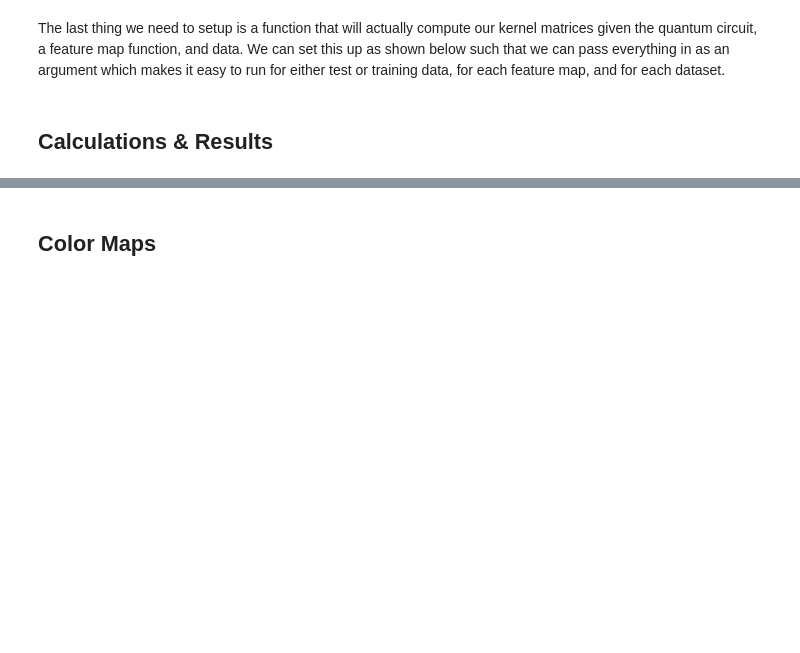
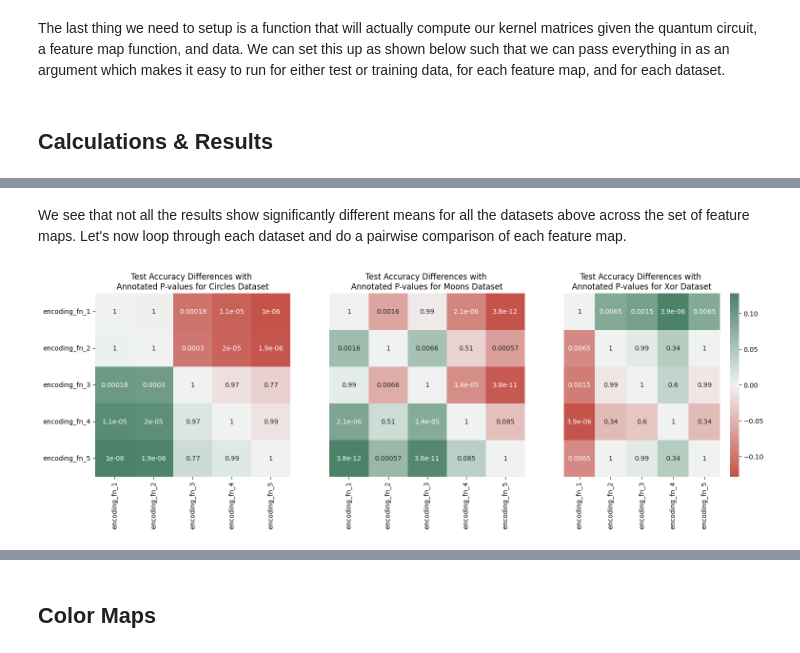
Before and after one commit to amandaturney/qml, a Jupyter notebook: project/feature_maps.ipynb, the cells around one changed output, grey strips where cells are left out. Saved outputs shown, nothing was run; the diff lists cells and outputs as text; code cells hidden in the pictures; blank space fills up the shorter version.

```diff
--- a/project/feature_maps.ipynb
+++ b/project/feature_maps.ipynb
@@ -278,0 +437,36 @@ results_test_df
+# %% [markdown]
+We see that not all the results show significantly different means for all the datasets above across the set of feature maps. Let's now loop through each dataset and do a pairwise comparison of each feature map.
+# %%
+import seaborn as sns
+
+# plot the pvalues of the pairwise comparisons of feature maps for only the significant ANOVA datasets
+num_sig_datasets = np.sum(anova_results_df['Significant?'])
+fig, axs = plt.subplots(nrows=1, ncols=num_sig_datasets, figsize=(18, 5))
+
+i = 0
+for dataset in DATASET_NAMES:
+    if anova_results_df.loc[dataset]['Significant?']:
+        # First, calculate the differences in the mean test accuracies scored between all feature maps
+        fm_results = results_ds.test.sel(dataset=dataset).mean('cv_id').values
+        acc_diffs = -1*np.subtract(*np.meshgrid(fm_results, fm_results))
+
+        # Next, calculate the pairwise significances in those differences using Tukey's HSD test
+        samples = [results_ds.test.sel(dataset=dataset, feature_map=feature_map) for feature_map in list(encoding_fns.keys())]
+        pvals_matrix = ss.tukey_hsd(*samples).pvalue
+
+        sns.heatmap(
+            acc_diffs,
+            annot=pvals_matrix,
+            ax=axs[i],
+            xticklabels=encoding_fns.keys(),
+            yticklabels=encoding_fns.keys() if i == 0 else [],
+            cbar= True if i == num_sig_datasets-1 else False,
+            cmap=sns.diverging_palette(15, 150, s=60, as_cmap=True),
+            center=0
+        )
+        axs[i].set_title(f"Test Accuracy Differences with \nAnnotated P-values for {dataset.capitalize()} Dataset")
+        i+=1
+
+fig.show()
+# %% [output]
+[figure, added]
```
Also changed, not shown: parts of 26 cells of this notebook, 2 other files.
